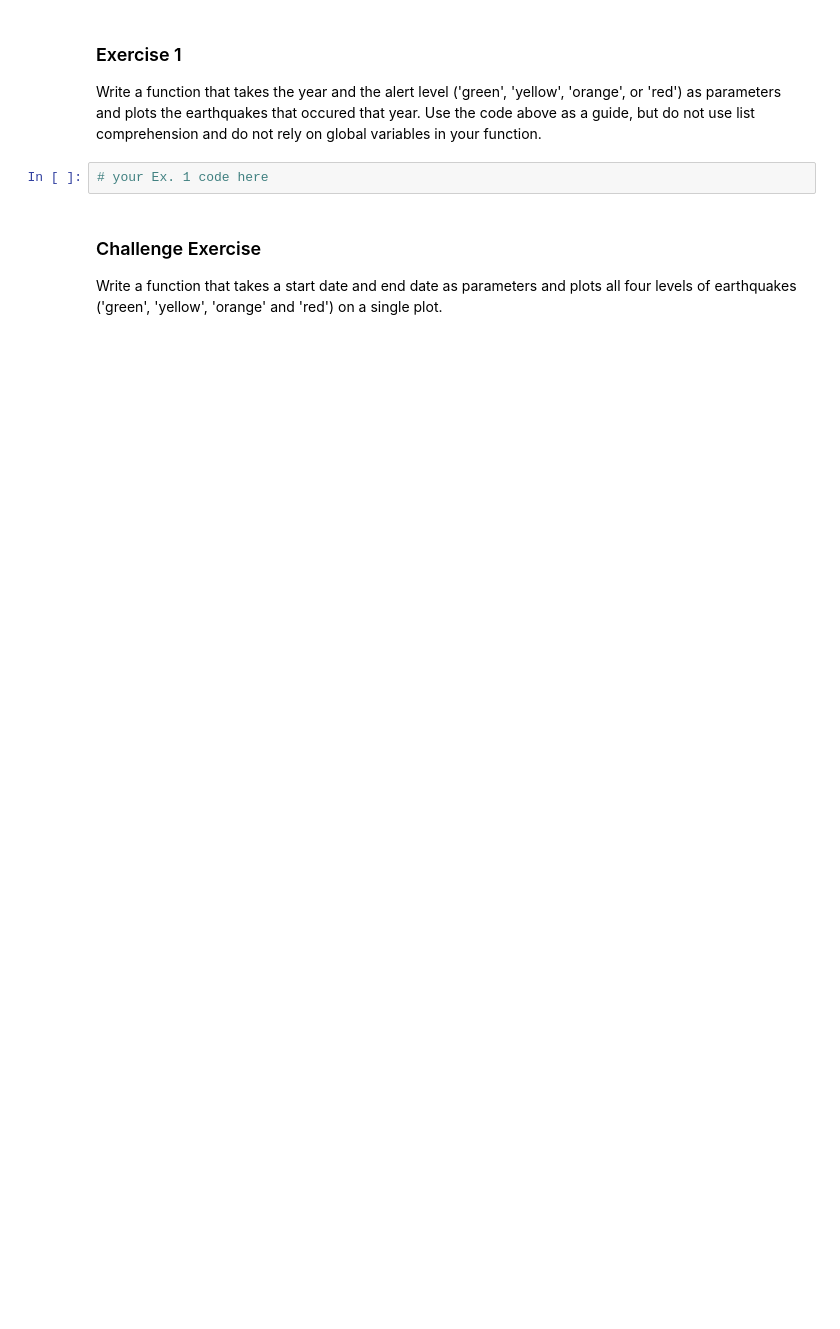
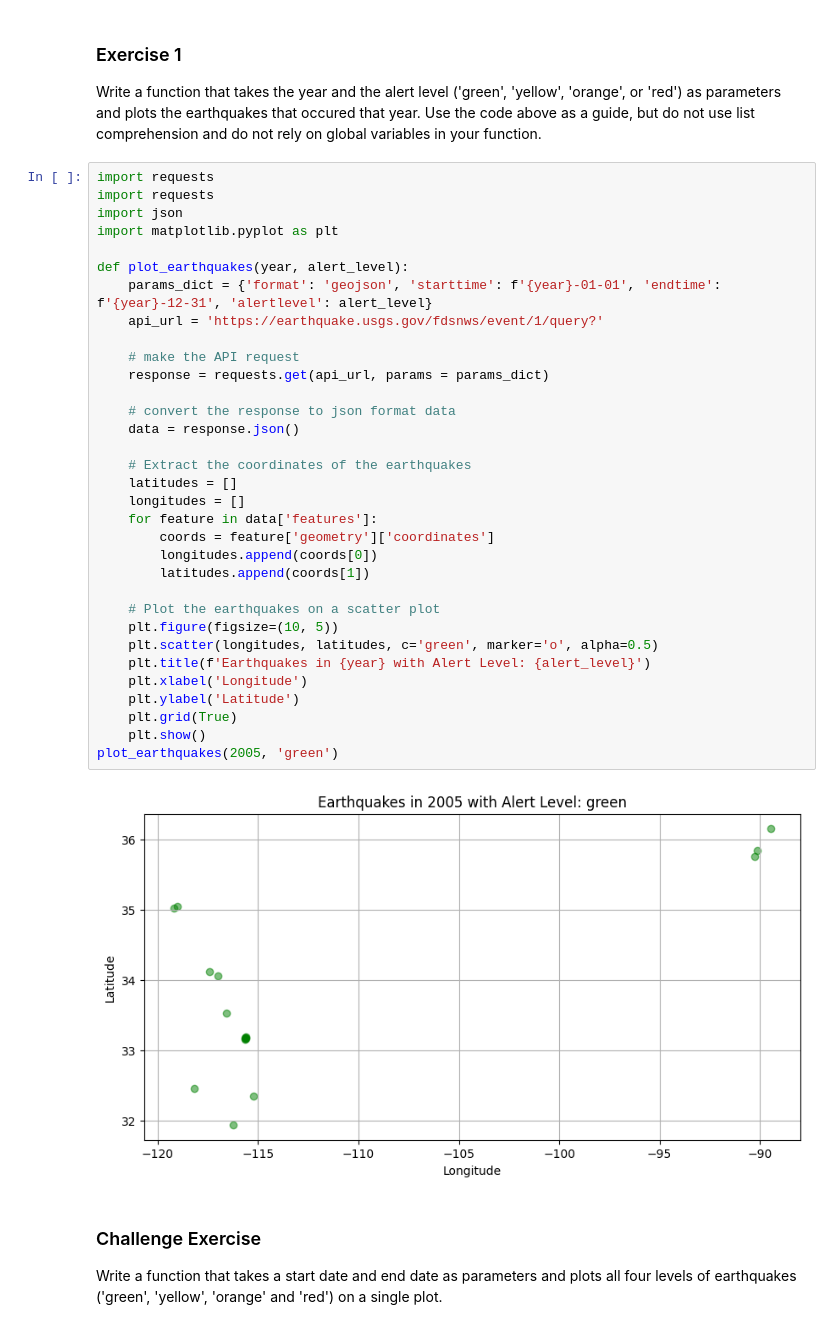
Before and after one commit to kashishkhera44/comp215, a Jupyter notebook: labs/lab01-introduction.ipynb, the cells around one changed output. Saved outputs shown, nothing was run; the diff lists cells and outputs as text; blank space fills up the shorter version.

```diff
--- a/labs/lab01-introduction.ipynb
+++ b/labs/lab01-introduction.ipynb
@@ -142,8 +162,41 @@ plt.show()
 ### Exercise 1
 
 Write a function that takes the year and the alert level ('green', 'yellow', 'orange', or 'red') as parameters and plots the earthquakes that occured that year.  Use the code above as a guide, but do not use list comprehension and do not rely on global variables in your function.
-# %%
-# your Ex. 1 code here
+# %%
+import requests
+import requests
+import json
+import matplotlib.pyplot as plt
+
+def plot_earthquakes(year, alert_level):
+    params_dict = {'format': 'geojson', 'starttime': f'{year}-01-01', 'endtime': f'{year}-12-31', 'alertlevel': alert_level}
+    api_url = 'https://earthquake.usgs.gov/fdsnws/event/1/query?'
+
+    # make the API request
+    response = requests.get(api_url, params = params_dict)
+
+    # convert the response to json format data
+    data = response.json()
+
+    # Extract the coordinates of the earthquakes
+    latitudes = []
+    longitudes = []
+    for feature in data['features']:
+        coords = feature['geometry']['coordinates']
+        longitudes.append(coords[0])
+        latitudes.append(coords[1])
+
+    # Plot the earthquakes on a scatter plot
+    plt.figure(figsize=(10, 5))
+    plt.scatter(longitudes, latitudes, c='green', marker='o', alpha=0.5)
+    plt.title(f'Earthquakes in {year} with Alert Level: {alert_level}')
+    plt.xlabel('Longitude')
+    plt.ylabel('Latitude')
+    plt.grid(True)
+    plt.show()
+plot_earthquakes(2005, 'green')
+# %% [output]
+[figure, added]
 # %% [markdown]
 ### Challenge Exercise
 
```
Also changed, not shown: parts of 4 cells of this notebook.
